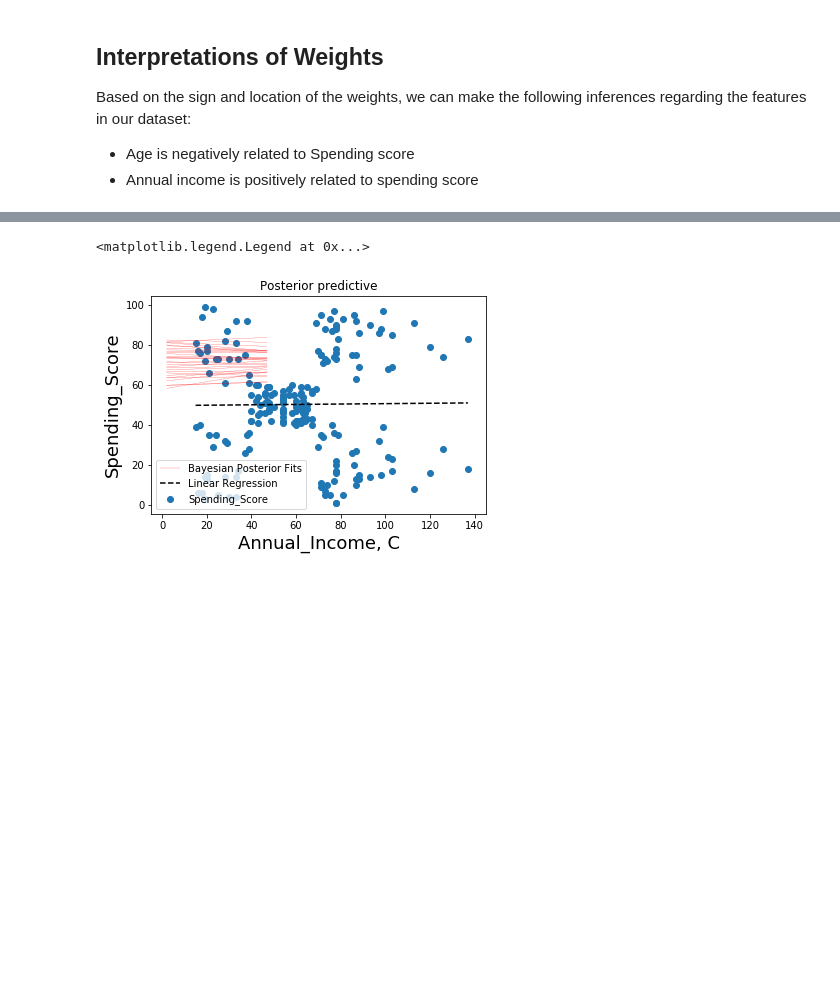
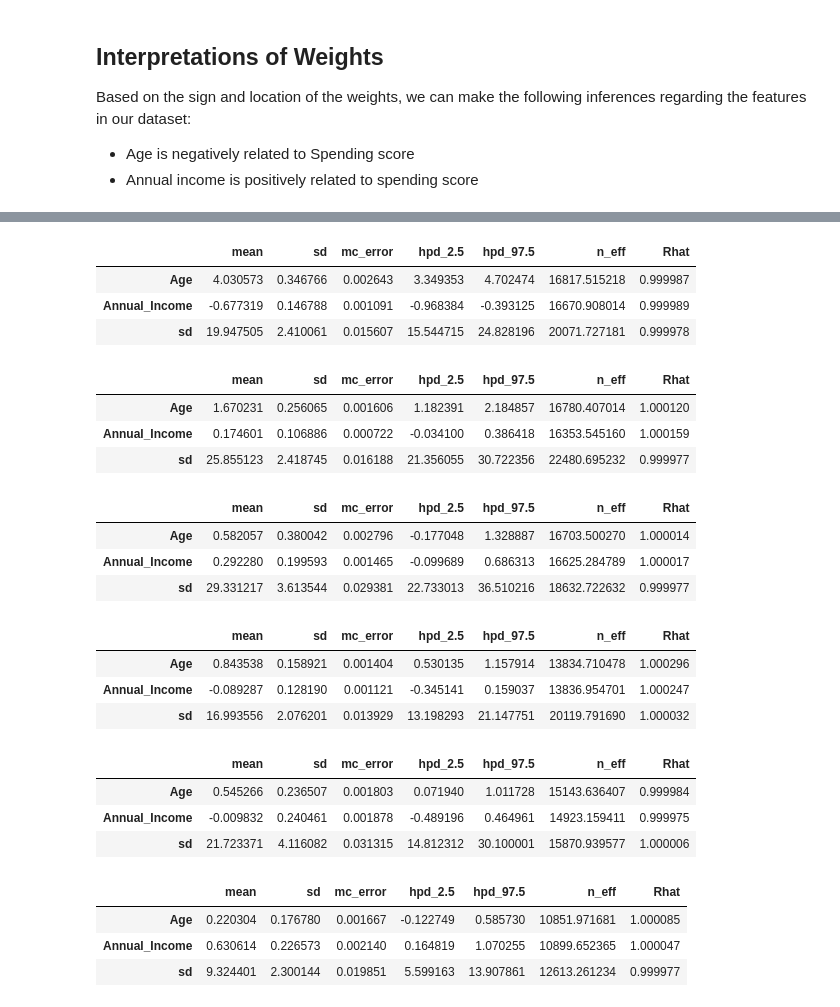
Before and after one commit to nealpatel02/DataScience_Project_3251, a Jupyter notebook: final presentation_jz.ipynb, the cells around one changed output, grey strips where cells are left out. Drawn from its saved outputs; the diff is of its cells as text; code cells hidden in the pictures; blank space fills up the shorter version.

```diff
--- a/final presentation_jz.ipynb
+++ b/final presentation_jz.ipynb
@@ -450,15 +448,48 @@ plt.legend()
-# %%
-lin_reg.fit(X.Annual_Income.values.reshape(-1, 1), Y)
-pm.plot_posterior_predictive_glm(linear_trace, eval=np.linspace(2,47, 100),
-                                 color='red', label = 'Bayesian Posterior Fits',
-                                 lm= lambda x, sample:
-                                 sample['Intercept'] + sample['Annual_Income']*x)
-
-plt.plot(X.Annual_Income.values.reshape(-1, 1), lin_reg.predict(X.Annual_Income.values.reshape(-1, 1)), 'k--', label='Linear Regression')
-plt.scatter(x=df["Annual_Income"], y=df["Spending_Score"])
-plt.ylabel('Spending_Score', size = 18)
-plt.xlabel('Annual_Income, C', size = 18)
-plt.legend()
-# %% [output]
-<matplotlib.legend.Legend at 0x...>
-[figure, removed]
+# %%
+#Summary for ageGroup Below 25
+pm.summary(linear_trace[0])
+# %% [output]
+|  | mean | sd | mc_error | hpd_2.5 | hpd_97.5 | n_eff | Rhat |
+| Age | 4.030573 | 0.346766 | 0.002643 | 3.349353 | 4.702474 | 16817.515218 | 0.999987 |
+| Annual_Income | -0.677319 | 0.146788 | 0.001091 | -0.968384 | -0.393125 | 16670.908014 | 0.999989 |
+| sd | 19.947505 | 2.410061 | 0.015607 | 15.544715 | 24.828196 | 20071.727181 | 0.999978 |
+# %%
+#Summary for ageGroup Below 26 - 35
+pm.summary(linear_trace[1])
+# %% [output]
+|  | mean | sd | mc_error | hpd_2.5 | hpd_97.5 | n_eff | Rhat |
+| Age | 1.670231 | 0.256065 | 0.001606 | 1.182391 | 2.184857 | 16780.407014 | 1.000120 |
+| Annual_Income | 0.174601 | 0.106886 | 0.000722 | -0.034100 | 0.386418 | 16353.545160 | 1.000159 |
+| sd | 25.855123 | 2.418745 | 0.016188 | 21.356055 | 30.722356 | 22480.695232 | 0.999977 |
+# %%
+#Summary for ageGroup Below 36 - 45
+pm.summary(linear_trace[2])
+# %% [output]
+|  | mean | sd | mc_error | hpd_2.5 | hpd_97.5 | n_eff | Rhat |
+| Age | 0.582057 | 0.380042 | 0.002796 | -0.177048 | 1.328887 | 16703.500270 | 1.000014 |
+| Annual_Income | 0.292280 | 0.199593 | 0.001465 | -0.099689 | 0.686313 | 16625.284789 | 1.000017 |
+| sd | 29.331217 | 3.613544 | 0.029381 | 22.733013 | 36.510216 | 18632.722632 | 0.999977 |
+# %%
+#Summary for ageGroup Below 46 - 55
+pm.summary(linear_trace[3])
+# %% [output]
+|  | mean | sd | mc_error | hpd_2.5 | hpd_97.5 | n_eff | Rhat |
+| Age | 0.843538 | 0.158921 | 0.001404 | 0.530135 | 1.157914 | 13834.710478 | 1.000296 |
+| Annual_Income | -0.089287 | 0.128190 | 0.001121 | -0.345141 | 0.159037 | 13836.954701 | 1.000247 |
+| sd | 16.993556 | 2.076201 | 0.013929 | 13.198293 | 21.147751 | 20119.791690 | 1.000032 |
+# %%
+#Summary for ageGroup Below 56 - 65
+pm.summary(linear_trace[4])
+# %% [output]
+|  | mean | sd | mc_error | hpd_2.5 | hpd_97.5 | n_eff | Rhat |
+| Age | 0.545266 | 0.236507 | 0.001803 | 0.071940 | 1.011728 | 15143.636407 | 0.999984 |
+| Annual_Income | -0.009832 | 0.240461 | 0.001878 | -0.489196 | 0.464961 | 14923.159411 | 0.999975 |
+| sd | 21.723371 | 4.116082 | 0.031315 | 14.812312 | 30.100001 | 15870.939577 | 1.000006 |
+# %%
+#Summary for ageGroup Below Above 66
+pm.summary(linear_trace[5])
+# %% [output]
+|  | mean | sd | mc_error | hpd_2.5 | hpd_97.5 | n_eff | Rhat |
+| Age | 0.220304 | 0.176780 | 0.001667 | -0.122749 | 0.585730 | 10851.971681 | 1.000085 |
+| Annual_Income | 0.630614 | 0.226573 | 0.002140 | 0.164819 | 1.070255 | 10899.652365 | 1.000047 |
+| sd | 9.324401 | 2.300144 | 0.019851 | 5.599163 | 13.907861 | 12613.261234 | 0.999977 |
```
Also changed, not shown: parts of 8 cells of this notebook.
